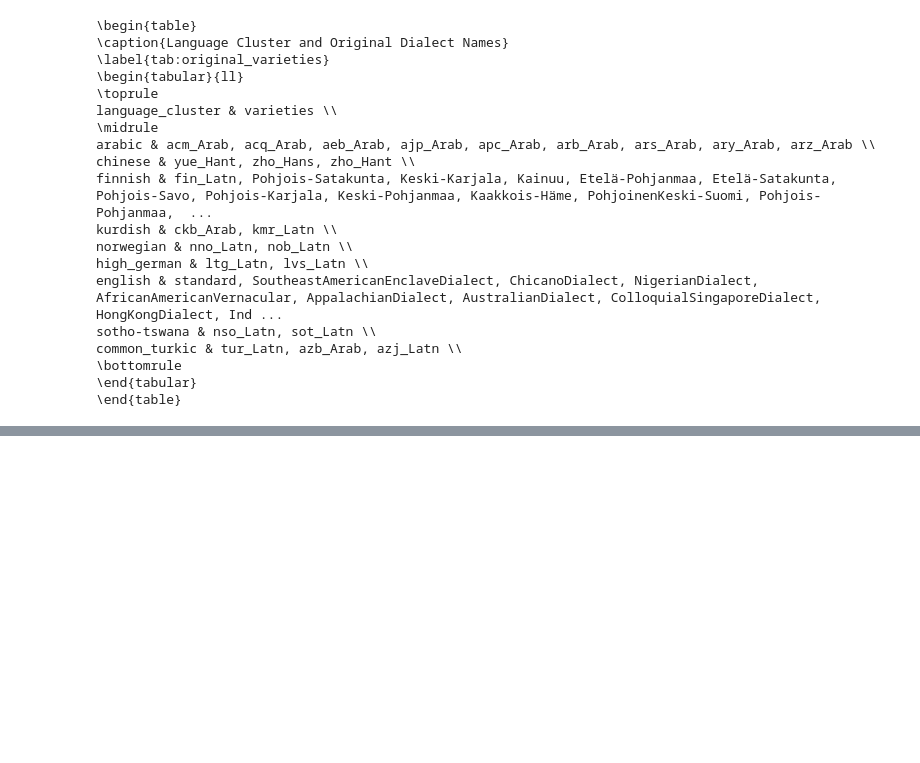
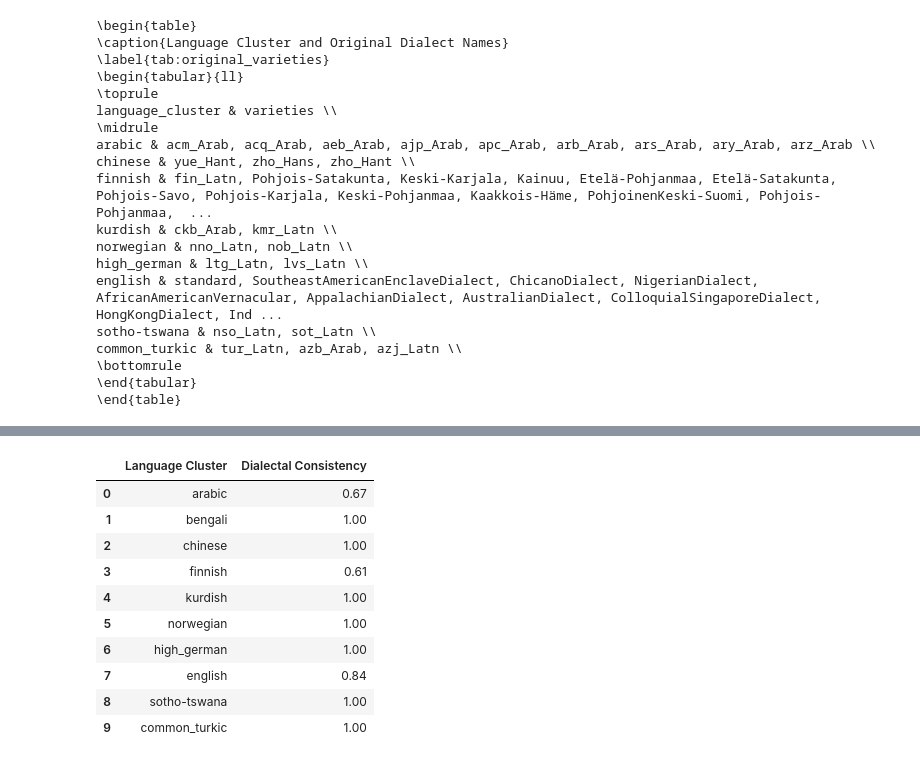
Before and after one commit to ffaisal93/dialect_toxicity_llm_judge, a Jupyter notebook: test.ipynb, the cells around one changed output, grey strips where cells are left out. Drawn from its saved outputs; the diff is of its cells as text; code cells hidden in the pictures; blank space fills up the shorter version.

```diff
--- a/test.ipynb
+++ b/test.ipynb
@@ -394,3 +394,17 @@ common_turkic & tur_Latn, azb_Arab, azj_Latn \\
 \bottomrule
 \end{tabular}
 \end{table}
+# %%
+import os
+import json
+
+# Iterate over JSON files and print the count of data fields
+results_dir = 'results_final/aya-23-8B'
+result_data={}
+for filename in os.listdir(results_dir):
+    if filename.endswith('.json'):
+        file_path = os.path.join(results_dir, filename)
+        with open(file_path, 'r') as json_file:
+            data = json.load(json_file)
+            result_data[filename.split('.')[0]]=data
+            print(f"{filename}: {len(data)} fields")
@@ -396,0 +608,14 @@ common_turkic & tur_Latn, azb_Arab, azj_Latn \\
+# %%
+dialectal_consistency_df
+# %% [output]
+|  | Language Cluster | Dialectal Consistency |
+| 0 | arabic | 0.67 |
+| 1 | bengali | 1.00 |
+| 2 | chinese | 1.00 |
+| 3 | finnish | 0.61 |
+| 4 | kurdish | 1.00 |
+| 5 | norwegian | 1.00 |
+| 6 | high_german | 1.00 |
+| 7 | english | 0.84 |
+| 8 | sotho-tswana | 1.00 |
+| 9 | common_turkic | 1.00 |
```
Also changed, not shown: parts of 8 cells of this notebook, 3 other files.
